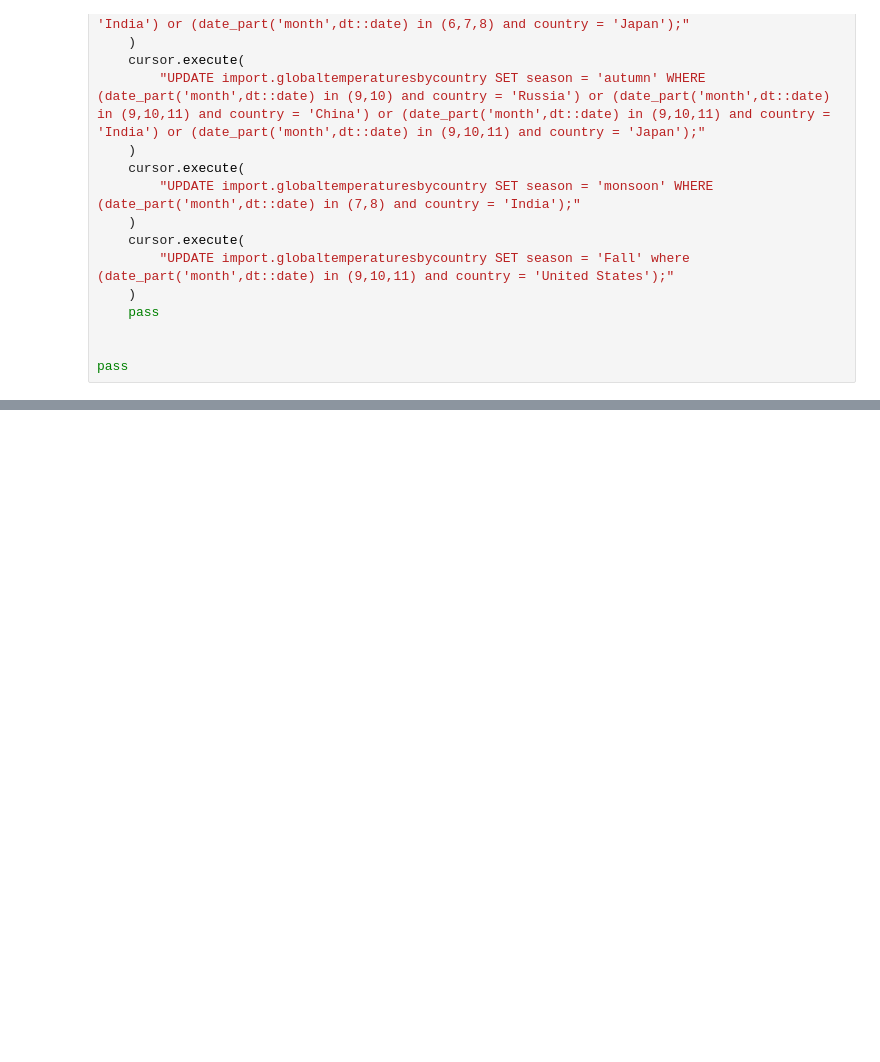
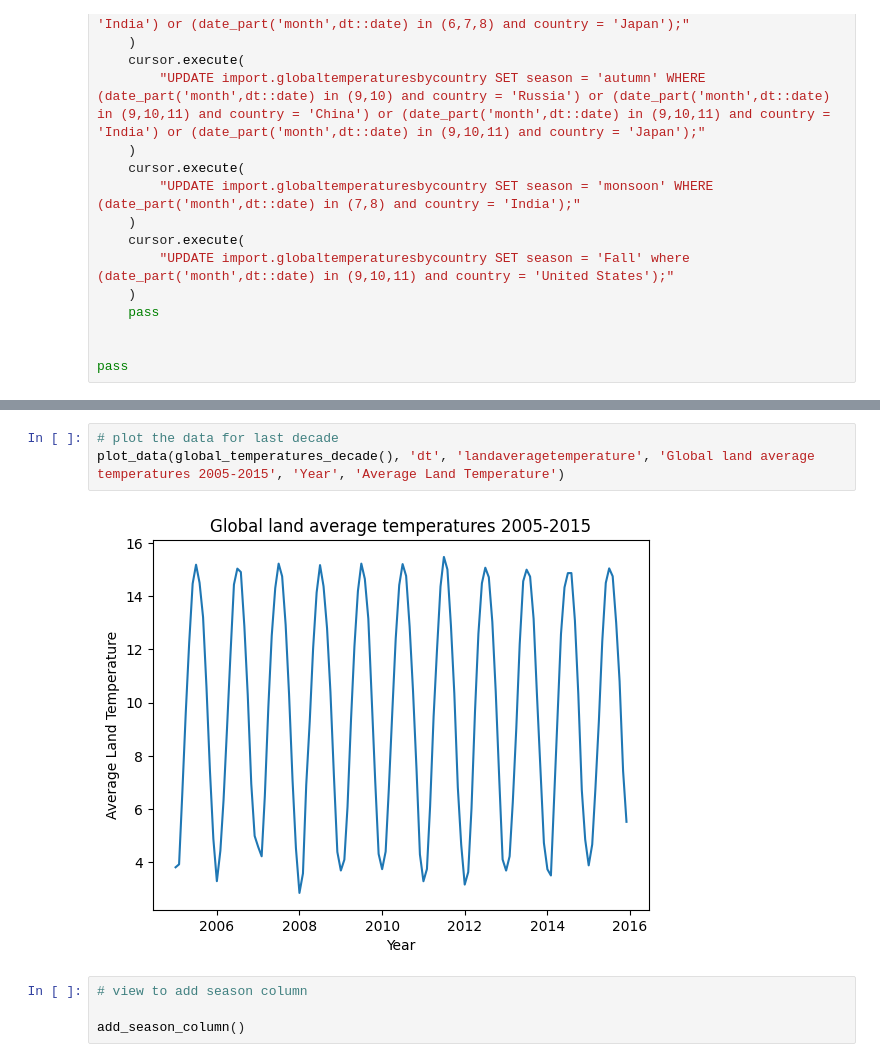
Before and after one commit to nogibjj/data-query-microservice-api, a Jupyter notebook: main/eda/EDA_Q2.ipynb, the cells around one changed output, grey strips where cells are left out. Drawn from its saved outputs; the diff is of its cells as text; blank space fills up the shorter version.

```diff
--- a/main/eda/EDA_Q2.ipynb
+++ b/main/eda/EDA_Q2.ipynb
@@ -70,0 +97,9 @@ pass
+# %%
+# plot the data for last decade
+plot_data(global_temperatures_decade(), 'dt', 'landaveragetemperature', 'Global land average temperatures 2005-2015', 'Year', 'Average Land Temperature')
+# %% [output]
+[figure, added]
+# %%
+# view to add season column
+
+add_season_column()
```
Also changed, not shown: parts of 15 cells of this notebook.
